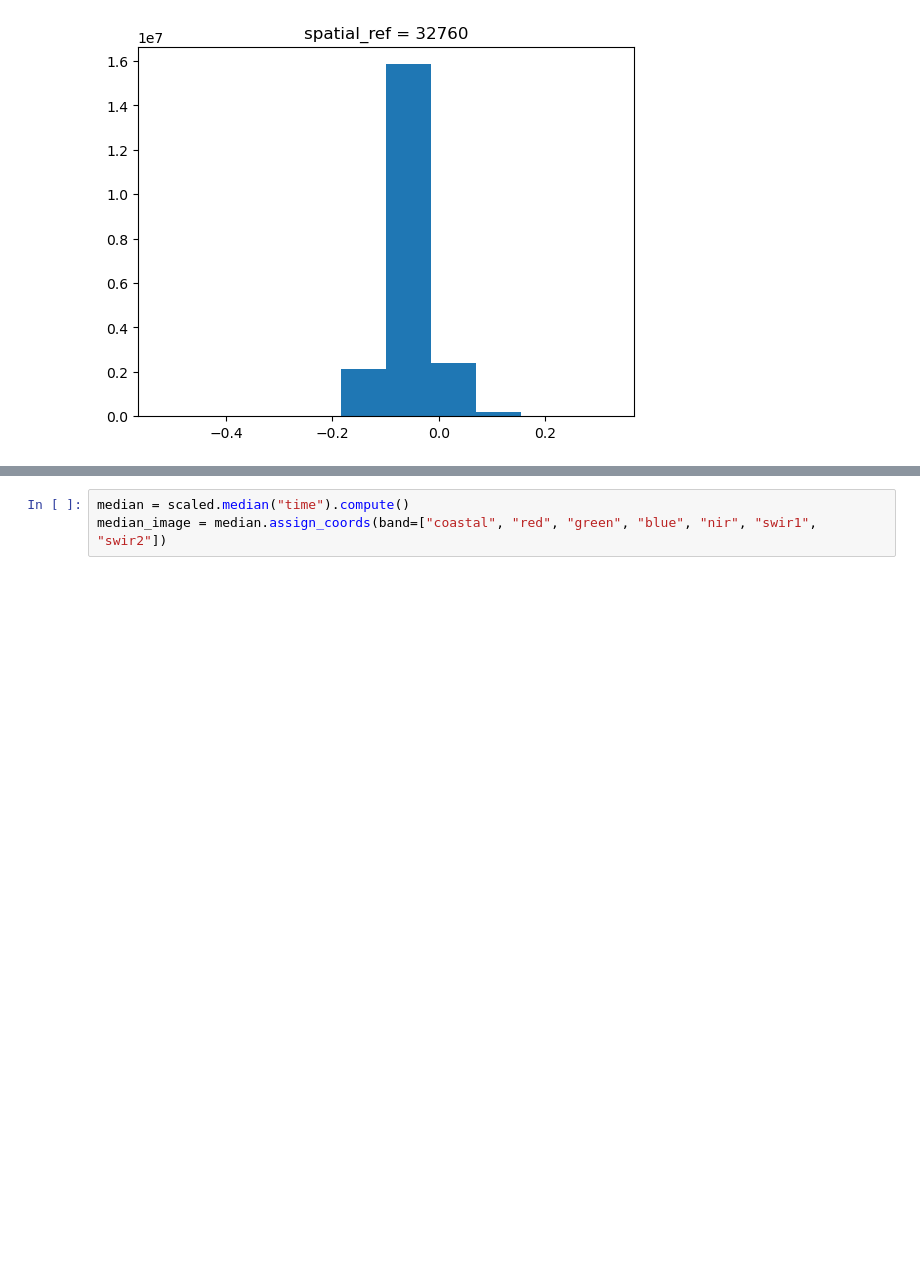
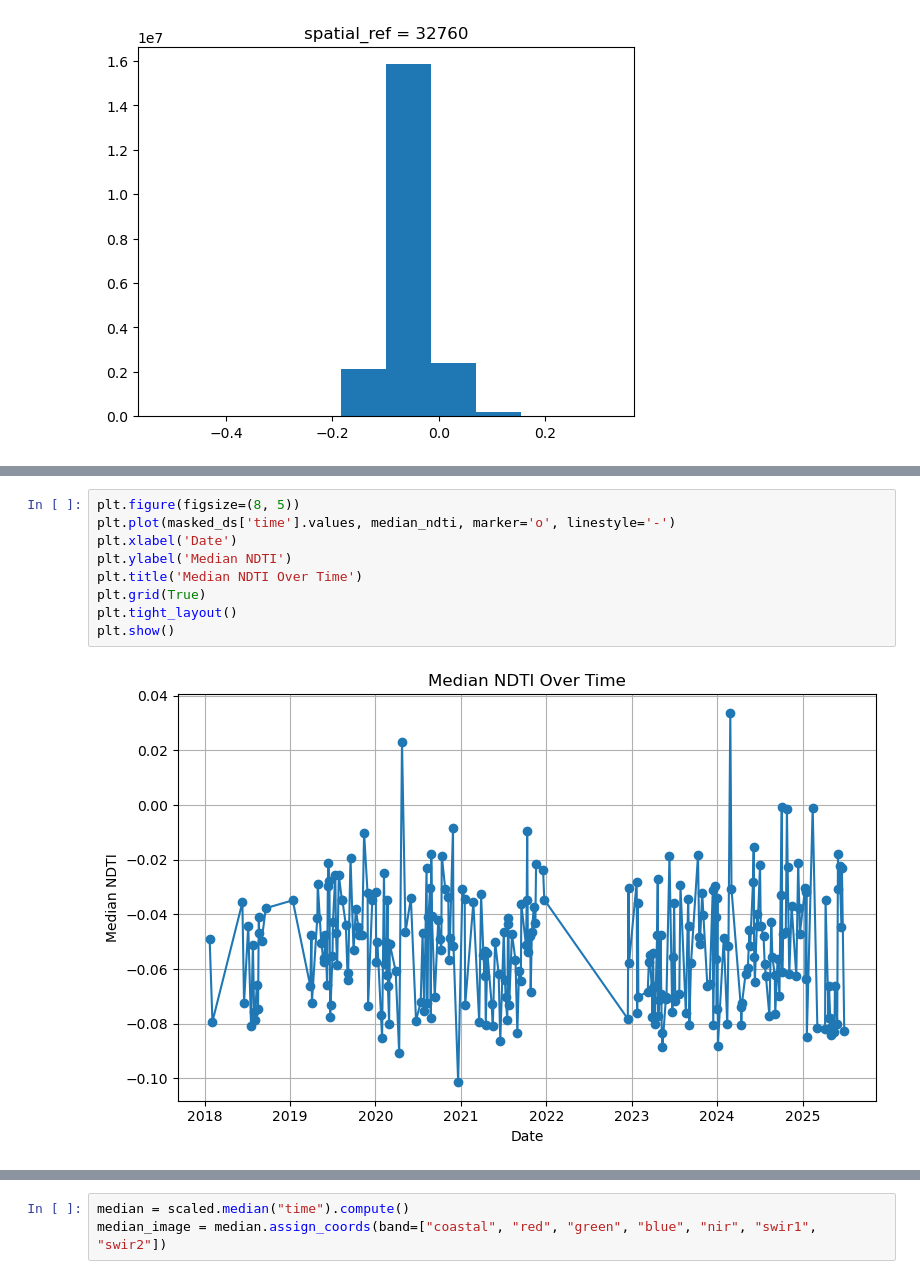
Before and after one commit to digitalearthpacific/water-quality, a Jupyter notebook: coastal/drafts/ndti-multiyear-stats.ipynb, the cells around one changed output, grey strips where cells are left out. Saved outputs shown, nothing was run; the diff lists cells and outputs as text; blank space fills up the shorter version.

```diff
--- a/coastal/drafts/ndti-multiyear-stats.ipynb
+++ b/coastal/drafts/ndti-multiyear-stats.ipynb
@@ -158,0 +192,11 @@ ndti.isel(time=0).odc.explore(cmap='BrBG_r', vmin=-0.2, vmax=0.2)
+# %%
+plt.figure(figsize=(8, 5))
+plt.plot(masked_ds['time'].values, median_ndti, marker='o', linestyle='-')
+plt.xlabel('Date')
+plt.ylabel('Median NDTI')
+plt.title('Median NDTI Over Time')
+plt.grid(True)
+plt.tight_layout()
+plt.show()
+# %% [output]
+[figure, added]
```
Also changed, not shown: parts of 11 cells of this notebook.
